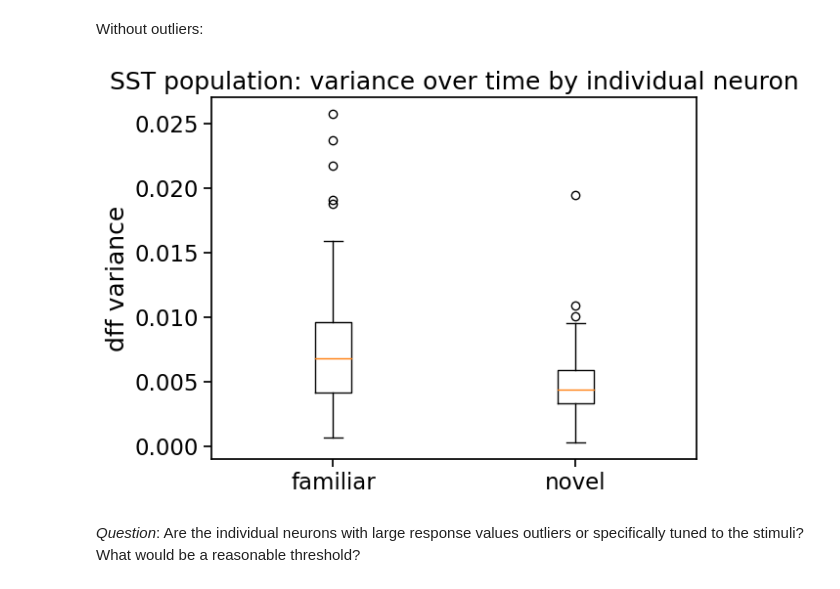
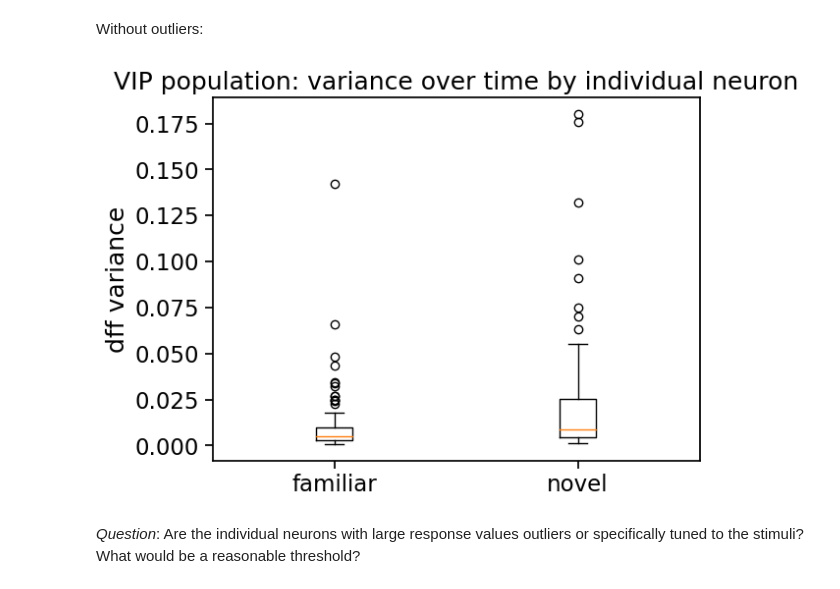
Before and after one commit to ahrends/AllenNeurons, a Jupyter notebook: load_Allen_Visual_Behavior_from_pre_processed_file.ipynb, the cells around one changed output. Drawn from its saved outputs; the diff is of its cells as text; code cells hidden in the pictures.

Commit message:
fixed variance plot for vip

```diff
--- a/load_Allen_Visual_Behavior_from_pre_processed_file.ipynb
+++ b/load_Allen_Visual_Behavior_from_pre_processed_file.ipynb
@@ -462,23 +462,23 @@ Without outliers:
 # %%
 plt.subplot()
 t_var={}
-for exposure_level in sst_data.exposure_level.unique():
-    exposure_data = sst_data[sst_data.exposure_level==exposure_level]
+for exposure_level in vip_data.exposure_level.unique():
+    exposure_data = vip_data[vip_data.exposure_level==exposure_level]
     t_var[exposure_level] = []
     for neuron in exposure_data.cell_specimen_id.unique():
         timestamps = exposure_data[exposure_data.cell_specimen_id==neuron].trace_timestamps.values[0]
         traces = exposure_data[exposure_data.cell_specimen_id==neuron].trace.values[0]
         varN = np.var(traces)
         if all(traces<2):
             t_var[exposure_level].append(varN)
 
 labels, var_data = t_var.keys(), t_var.values()
 plt.boxplot(var_data)
 plt.xticks(range(1, len(labels) + 1), labels)
-plt.title("SST population: variance over time by individual neuron")
+plt.title("VIP population: variance over time by individual neuron")
 plt.ylabel("dff variance")
 plt.show()
 # %% [output]
-[figure, old version]
+[figure, new version]
 # %% [markdown]
 *Question*: Are the individual neurons with large response values outliers or specifically tuned to the stimuli? What would be a reasonable threshold?
```
